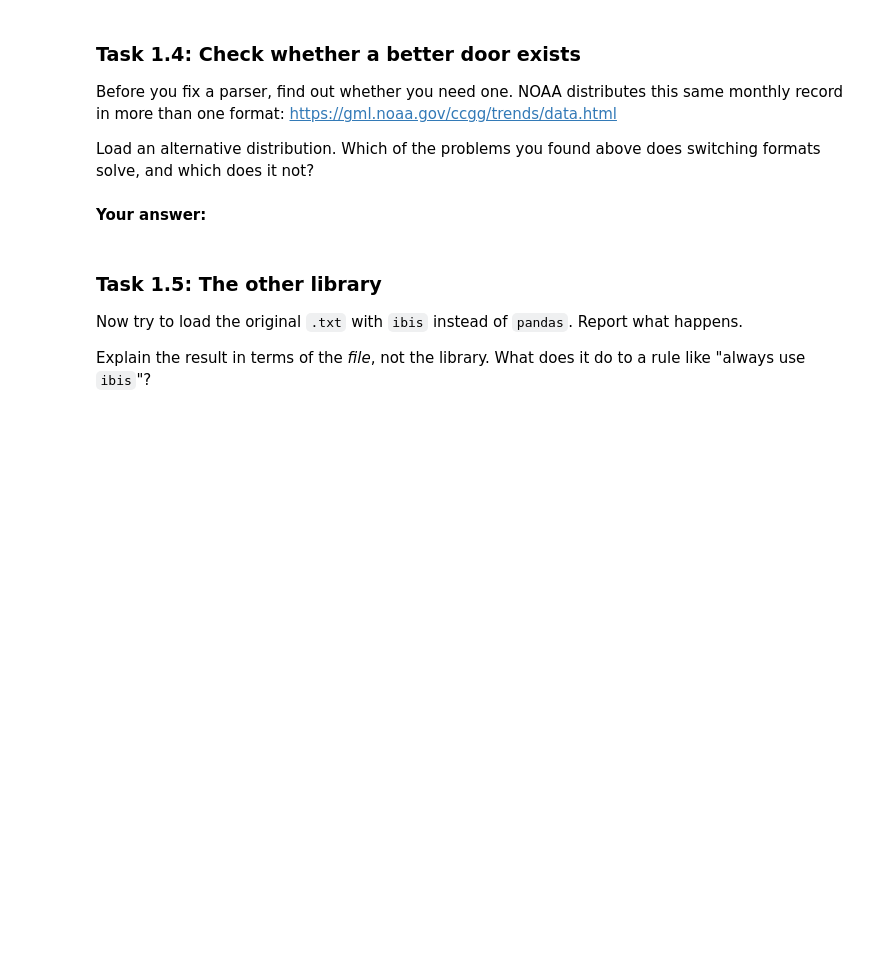
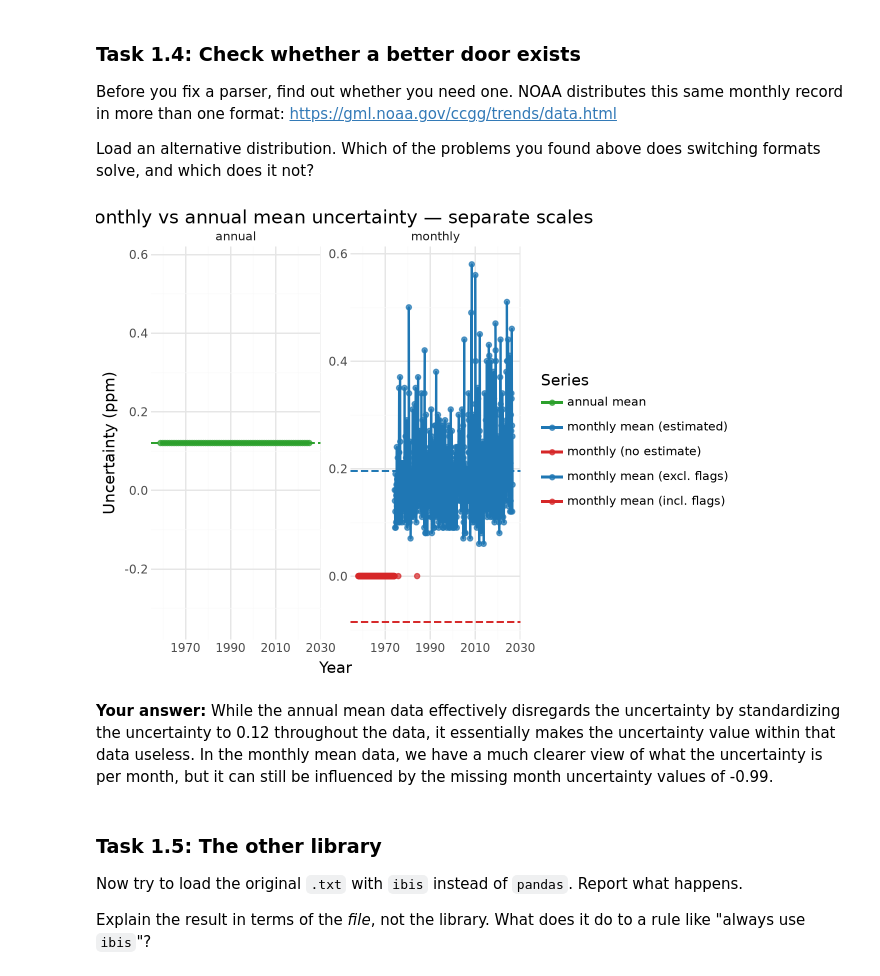
Before and after one commit to zacsignorino/climate-module-zacs26, a Jupyter notebook: climate.ipynb, the cells around one changed output. Drawn from its saved outputs; the diff is of its cells as text; code cells hidden in the pictures; blank space fills up the shorter version.

```diff
--- a/climate.ipynb
+++ b/climate.ipynb
@@ -129,8 +146,65 @@ in more than one format: <https://gml.noaa.gov/ccgg/trends/data.html>
 
 Load an alternative distribution. Which of the problems you found above does switching formats
 solve, and which does it not?
-# %% [markdown]
-**Your answer:**
+# %%
+import pandas as pd
+from plotnine import *
+
+# --- Monthly: real vs flagged ---
+m_real = monthly_data.loc[monthly_data["unc"] > 0, ["decimal_date", "unc"]].copy()
+m_real.columns = ["decimal_date", "uncertainty"]
+m_real["panel"] = "monthly"
+m_real["category"] = "monthly mean (estimated)"
+
+m_flag = monthly_data.loc[monthly_data["unc"] <= 0, ["decimal_date"]].copy()
+m_flag["uncertainty"] = 0.0
+m_flag["panel"] = "monthly"
+m_flag["category"] = "monthly (no estimate)"
+
+# --- Annual ---
+a_plot = annual_data[["year", "unc"]].copy()
+a_plot.columns = ["decimal_date", "uncertainty"]
+a_plot["panel"] = "annual"
+a_plot["category"] = "annual mean"
+
+for_plot = pd.concat([m_real, m_flag, a_plot], ignore_index=True)
+
+# --- Means ---
+naive_monthly_mean = m_full["uncertainty"].mean()
+real_monthly_mean  = m_real["uncertainty"].mean()
+annual_mean        = a_plot["uncertainty"].mean()
+
+# --- Reference lines, one per panel ---
+hline_df = pd.DataFrame({
+    "yintercept": [real_monthly_mean, naive_monthly_mean, annual_mean],
+    "panel":      ["monthly", "monthly", "annual"],
+    "label":      ["monthly mean (excl. flags)", "monthly mean (incl. flags)", "annual mean"],
+})
+
+# line only for connectable series (don't thread the line through flagged zeros)
+line_data = for_plot[for_plot["category"] != "monthly (no estimate)"]
+
+(ggplot(for_plot, mapping=aes(x="decimal_date", y="uncertainty"))
+ + geom_line(data=line_data, mapping=aes(color="category"), size=0.9)
+ + geom_point(mapping=aes(color="category"), size=1.6, alpha=0.7)
+ + geom_hline(data=hline_df, mapping=aes(yintercept="yintercept", color="label"),
+              linetype="dashed", size=0.8)
+ + facet_wrap("panel", scales="free_y")
+ + scale_color_manual(values={
+       "monthly mean (estimated)": "#1f77b4",
+       "monthly (no estimate)":    "#d62728",
+       "annual mean":              "#2ca02c",
+       "monthly mean (excl. flags)": "#1f77b4",
+       "monthly mean (incl. flags)": "#d62728",
+   })
+ + labs(x="Year", y="Uncertainty (ppm)",
+        title="Monthly vs annual mean uncertainty — separate scales",
+        color="Series")
+ + theme_minimal())
+# %% [output]
+[figure, added]
+# %% [markdown]
+**Your answer:** While the annual mean data effectively disregards the uncertainty by standardizing the uncertainty to 0.12 throughout the data, it essentially makes the uncertainty value within that data useless. In the monthly mean data, we have a much clearer view of what the uncertainty is per month, but it can still be influenced by the missing month uncertainty values of -0.99.
 # %% [markdown]
 ### Task 1.5: The other library
 
```
Also changed, not shown: parts of 13 cells of this notebook.
